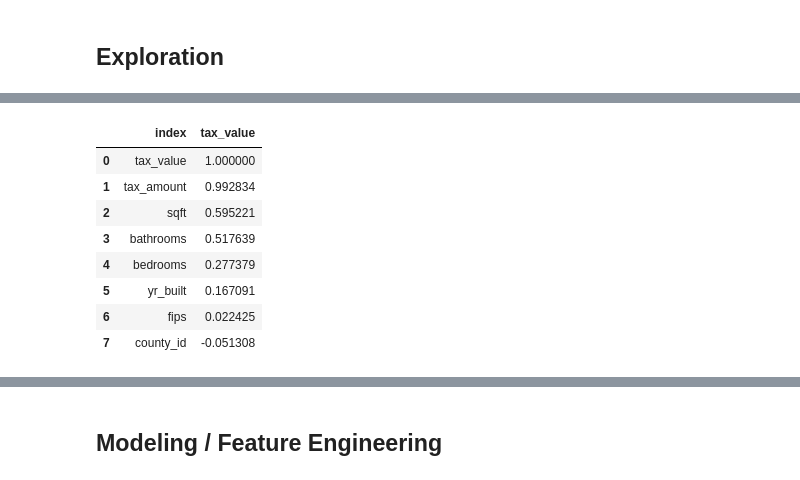
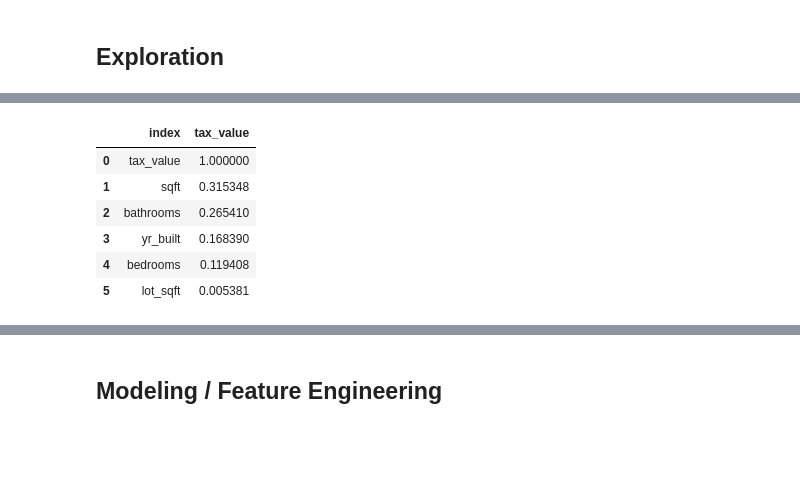
Before and after one commit to jnolf/codeup-regression-project, a Jupyter notebook: zillow_workbook.ipynb, the cells around one changed output, grey strips where cells are left out. Saved outputs shown, nothing was run; the diff lists cells and outputs as text; code cells hidden in the pictures; blank space fills up the shorter version.

```diff
--- a/zillow_workbook.ipynb
+++ b/zillow_workbook.ipynb
@@ -76,0 +146,2 @@ df.head()
+# %%
+df = clean_zillow(df)
@@ -156,7 +166,7 @@ fips          0
 dtype: int64
 # %%
 # Create list of datatypes to change
-int_cols = ['bedrooms','sqft', 'yr_built', 'fips']
+int_cols = ['bedrooms','sqft', 'tax_value', 'fips', 'lot_sqft']
 # obj_cols = []
 
 # Change data types of above columns
@@ -177,4 +187 @@ df.fips.value_counts()
 Name: fips, dtype: int64
-# %%
-# Replace fips code with the county the property resides in
-df.fips = df.fips.replace({6037:'los_angeles',6059:'orange',6111:'ventura'})
@@ -187,0 +188,8 @@ df.fips = df.fips.replace({6037:'los_angeles',6059:'orange',6111:'ventura'})
+# %%
+ # Found the counties that Zach deleted... smh
+df.fips = df.fips.replace({6037:'Los Angeles',
+                       6059:'Orange',
+                       6111:'Ventura'})
+# Rename 'fips' to 'county
+df.rename(columns={'fips':'county'}, inplace = True)
+df.head()
@@ -221,14 +254,13 @@ plot_variable_pairs(train[cont_cols])
 # %%
-df_corr = train.corr().reset_index()
+# Create a correlation matrix of the above correlations
+corr_matr = train.corr().reset_index()
 corr_matrix = train.corr()
 corr_matrix['tax_value'].sort_values(ascending = False).reset_index()
 # %% [output]
 |  | index | tax_value |
 | 0 | tax_value | 1.000000 |
-| 1 | tax_amount | 0.992834 |
-| 2 | sqft | 0.595221 |
-| 3 | bathrooms | 0.517639 |
-| 4 | bedrooms | 0.277379 |
-| 5 | yr_built | 0.167091 |
-| 6 | fips | 0.022425 |
-| 7 | county_id | -0.051308 |
+| 1 | sqft | 0.315348 |
+| 2 | bathrooms | 0.265410 |
+| 3 | yr_built | 0.168390 |
+| 4 | bedrooms | 0.119408 |
+| 5 | lot_sqft | 0.005381 |
```
Also changed, not shown: parts of 114 cells of this notebook, 3 other files.
